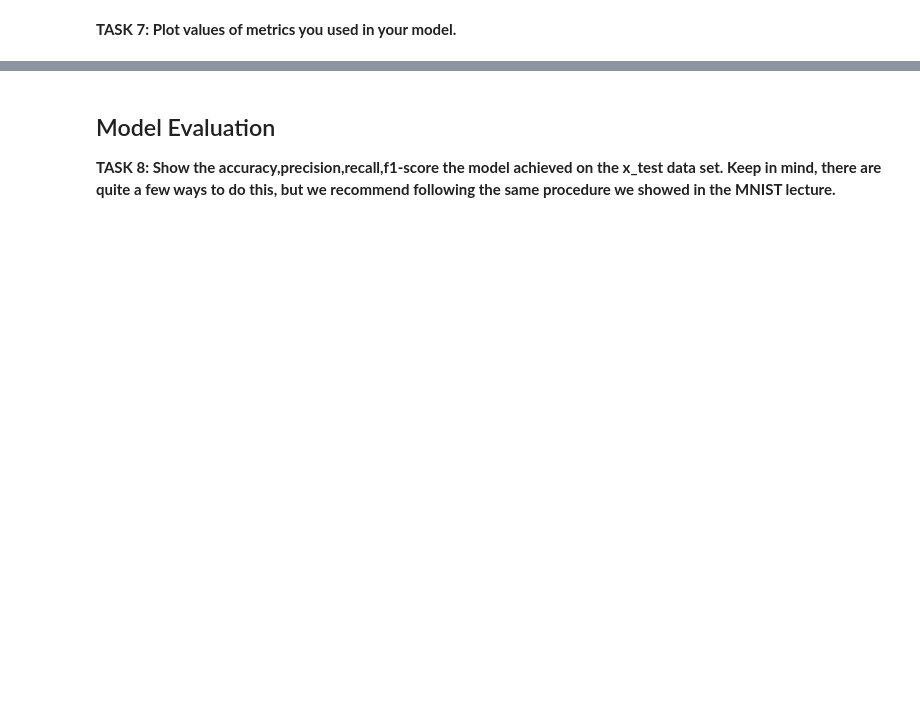
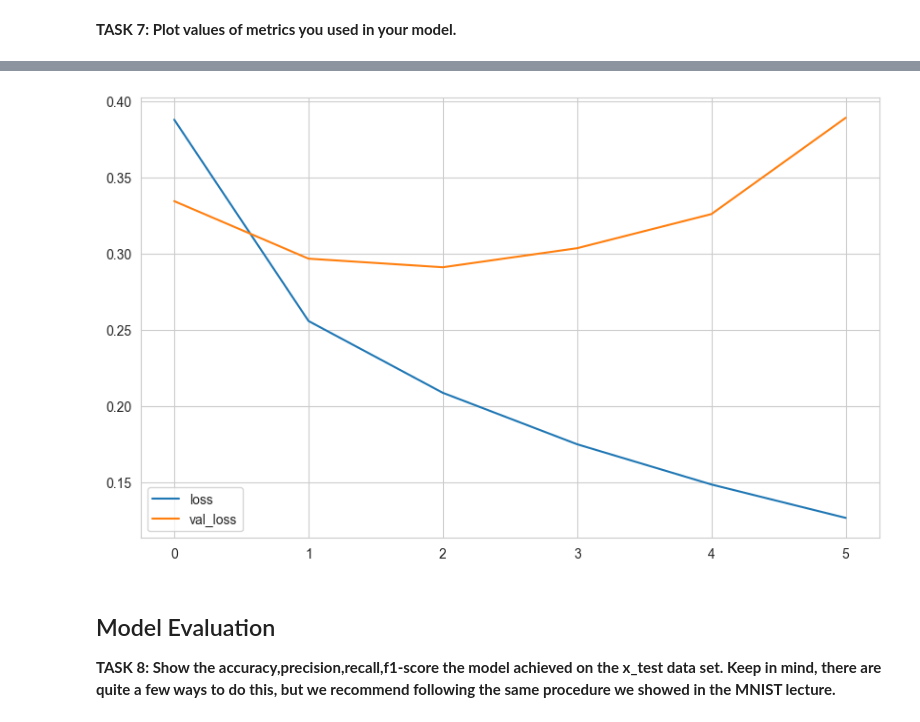
Before and after one commit to iceyisaak/dl_assignment02_cnn-fashion-mnist, a Jupyter notebook: DL-Assignment-2 (Image Classification with CNN)-Student.ipynb, the cells around one changed output, grey strips where cells are left out. Drawn from its saved outputs; the diff is of its cells as text; code cells hidden in the pictures; blank space fills up the shorter version.

```diff
--- a/DL-Assignment-2 (Image Classification with CNN)-Student.ipynb
+++ b/DL-Assignment-2 (Image Classification with CNN)-Student.ipynb
@@ -252,0 +287,26 @@ encoder = OneHotEncoder(sparse_output=False)
+# %%
+model = Sequential()
+
+model.add(
+    Conv2D(
+        filters=28,
+        kernel_size=(3, 3),
+        input_shape=(28, 28, 1),
+        activation="relu")
+)
+
+model.add(MaxPool2D(pool_size=(2, 2), strides=(1,1)))
+
+##########################
+
+model.add(Flatten())
+
+##########################
+
+model.add(Dense(128, activation="relu"))
+
+##########################
+
+model.add(Dense(10, activation="softmax"))
+
+model.compile(loss="categorical_crossentropy", optimizer="rmsprop", metrics=["accuracy"])
@@ -256,0 +339,11 @@ encoder = OneHotEncoder(sparse_output=False)
+# %%
+early_stop = EarlyStopping(monitor="val_accuracy", patience=2, restore_best_weights=True)
+# %%
+model.fit(
+    x_train,
+    y_train_onehot,
+    batch_size=32,
+    epochs=20,
+    validation_data=(x_test, y_test_onehot),
+    callbacks=[early_stop],
+)
@@ -258,0 +373,3 @@ encoder = OneHotEncoder(sparse_output=False)
+# %%
+summary = pd.DataFrame(model.history.history)
+summary.head(10)
@@ -259,3 +384,8 @@ encoder = OneHotEncoder(sparse_output=False)
+# %%
+summary[["loss", "val_loss"]].plot()
+plt.show()
+# %% [output]
+[figure, added]
 # %% [markdown]
 ## Model Evaluation
 
```
Also changed, not shown: parts of 29 cells of this notebook.
